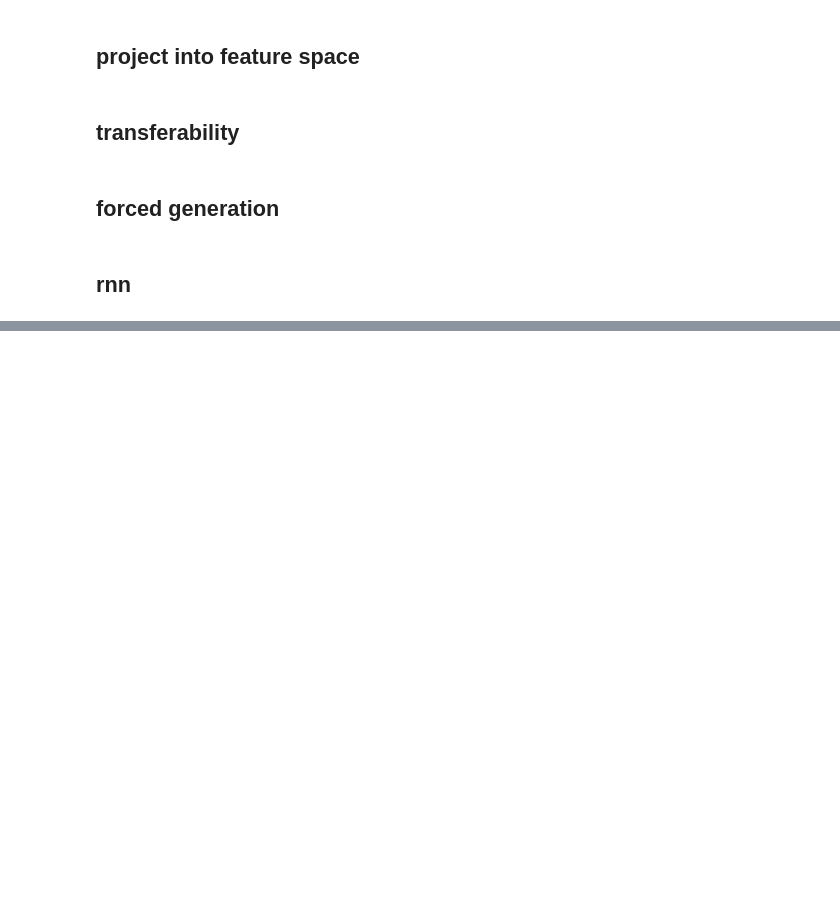
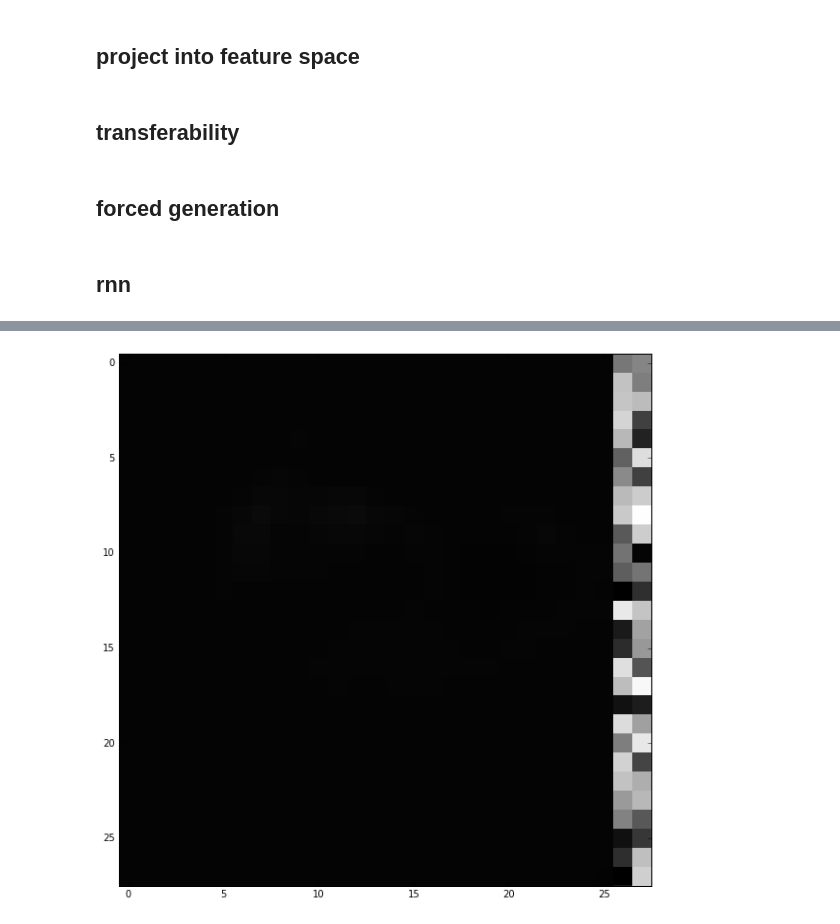
Before and after one commit to mehdidc/feature_generation, a Jupyter notebook: ipynb/generatesimple.ipynb, the cells around one changed output, grey strips where cells are left out. Drawn from its saved outputs; the diff is of its cells as text; code cells hidden in the pictures; blank space fills up the shorter version.

```diff
--- a/ipynb/generatesimple.ipynb
+++ b/ipynb/generatesimple.ipynb
@@ -531,0 +619,26 @@ Xrec = capsule.reconstruct(data.)
+# %%
+T = 28 * 10
+S = np.random.uniform(size=(T, T))
+#S = np.zeros((28, T))
+S = S.astype(np.float32)
+s=2
+
+fig = plt.figure(figsize=(10, 10))
+
+for i in range(100):
+
+    a = S[0:28, i*s:i*s+28]
+    a = a[np.newaxis, np.newaxis, :, :]
+    for _ in range(10):
+        a = capsule.reconstruct(a)
+    m = S[0:28, i*s:(i*s+28)].copy()
+    S[0:28, i*s:(i*s+28)] = a
+    display.clear_output(wait=True)
+    plt.imshow(m , cmap='gray', interpolation='none')
+
+    #plt.imshow(S[0:28], cmap='gray', interpolation='none')
+    display.display(plt.gcf())
+
+display.clear_output(wait=True)
+# %% [output]
+[figure, added]
```
Also changed, not shown: parts of 12 cells of this notebook, 5 other files.
